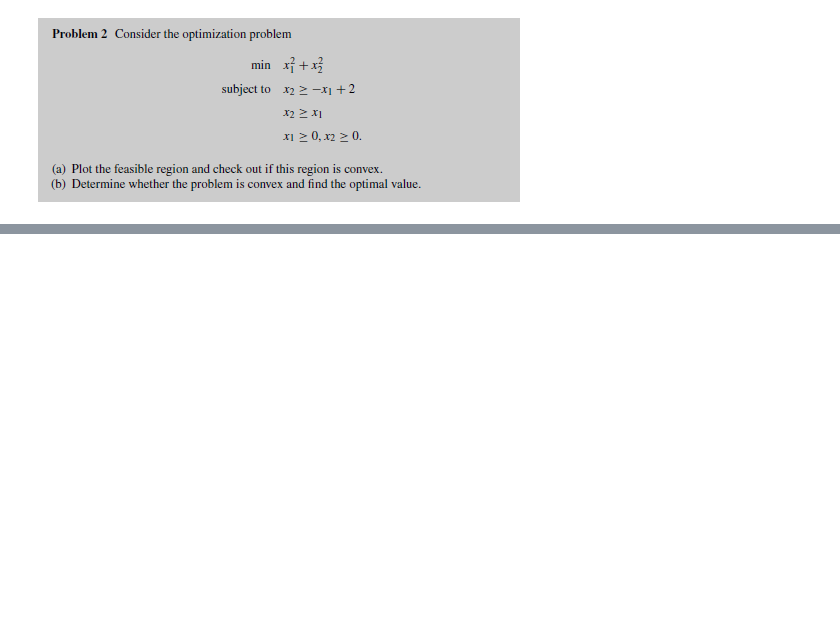
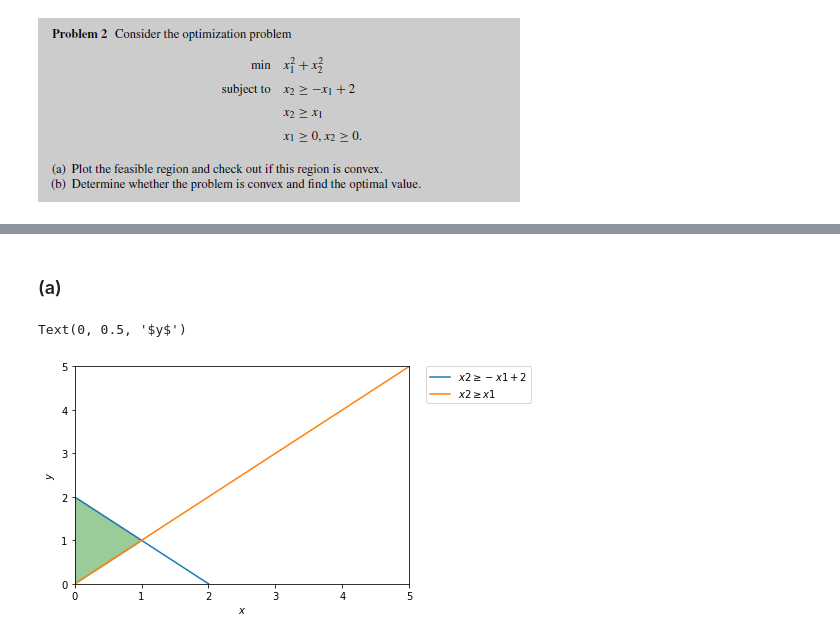
Before and after one commit to lcduquev/Analisis-Numerico, a Jupyter notebook: Chapter 4/Problems.ipynb, the cells around one changed output, grey strips where cells are left out. Cells and saved outputs as stored; diff of their text form; code cells hidden in the pictures; blank space fills up the shorter version.

```diff
--- a/Chapter 4/Problems.ipynb
+++ b/Chapter 4/Problems.ipynb
@@ -169,0 +211,20 @@ c = plt.contour(X, Y, Z)
+# %% [markdown]
+### (a)
+# %%
+# Graficamos la región factible
+
+x = np.linspace(0, 5, 100)
+y1 = 2 - x
+y2 = x
+
+plt.plot(x, y1, label=r'$x2\geq -x1+2$')
+plt.plot(x, y2, label=r'$x2\geq x1$')
+plt.xlim((0, 5))
+plt.ylim((0, 5))
+plt.fill_between(x, y1, y2, where = (y1>y2), color='green', alpha=0.4)
+plt.legend(bbox_to_anchor=(1.05, 1), loc=2, borderaxespad=0.)
+plt.xlabel(r'$x$')
+plt.ylabel(r'$y$')
+# %% [output]
+Text(0, 0.5, '$y$')
+[figure, added]
```
Also changed, not shown: parts of 38 cells of this notebook.
